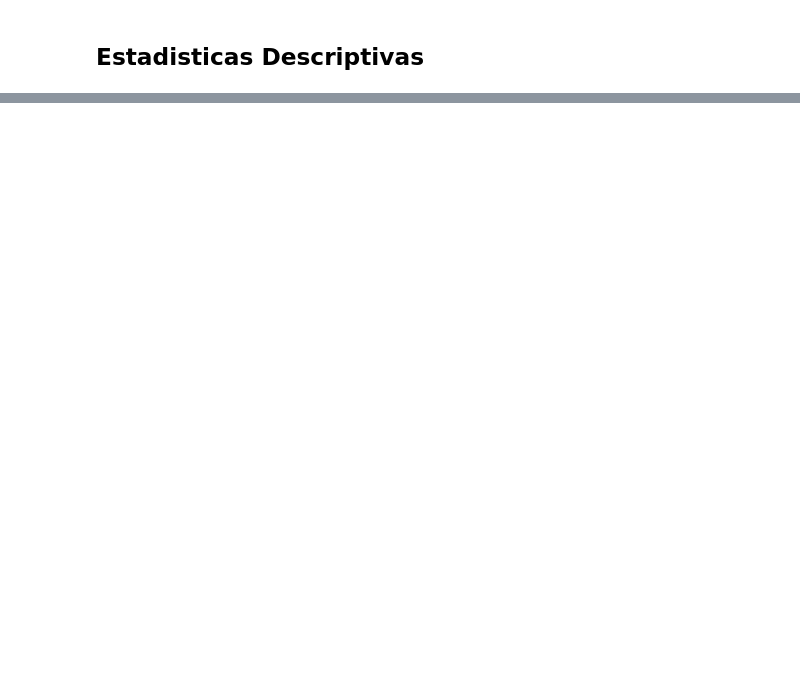
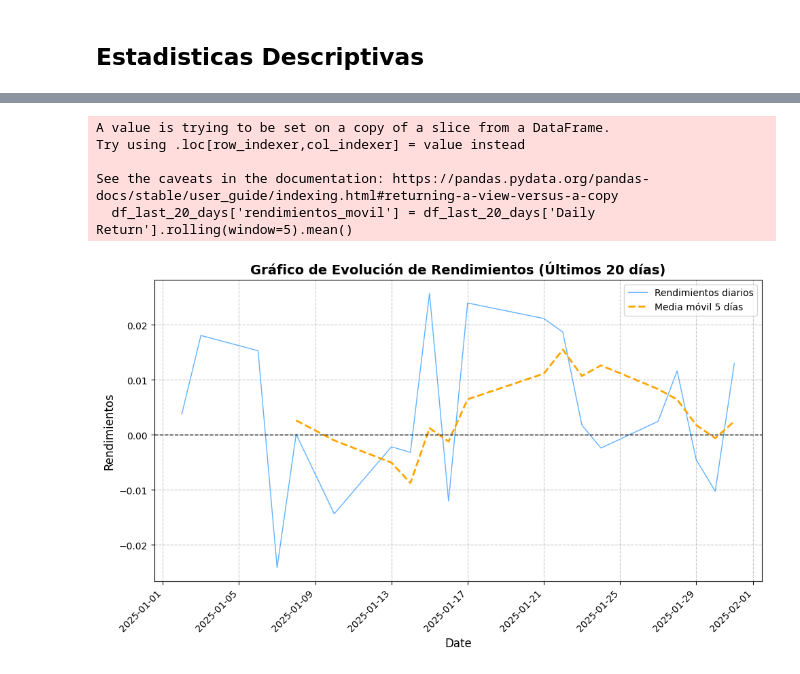
Before and after one commit to ADRIANVM117/data-science-portfolio, a Jupyter notebook: AMZN_STOCK_STATS_AND_PREDICTIVE_MODEL/AMZN_Statistical_analysis.ipynb, the cells around one changed output, grey strips where cells are left out. Saved outputs shown, nothing was run; the diff lists cells and outputs as text; code cells hidden in the pictures; blank space fills up the shorter version.

```diff
--- a/AMZN_STOCK_STATS_AND_PREDICTIVE_MODEL/AMZN_Statistical_analysis.ipynb
+++ b/AMZN_STOCK_STATS_AND_PREDICTIVE_MODEL/AMZN_Statistical_analysis.ipynb
@@ -140,0 +255,46 @@ NameError: name 'df' is not defined
+# %%
+import matplotlib.pyplot as plt
+
+# Filtrar los últimos 20 días de datos
+df_last_20_days = df[-20:]
+
+# Graficar los rendimientos con una línea suavizada (media móvil de 5 días para los últimos 20 días)
+df_last_20_days['rendimientos_movil'] = df_last_20_days['Daily Return'].rolling(window=5).mean()
+
+plt.figure(figsize=(10, 6))  # Ajuste del tamaño para mayor claridad
+
+# Graficar los rendimientos y la media móvil
+plt.plot(df_last_20_days.index, df_last_20_days['Daily Return'], color='dodgerblue', linewidth=1, label='Rendimientos diarios', alpha=0.7)
+plt.plot(df_last_20_days.index, df_last_20_days['rendimientos_movil'], color='orange', linewidth=2, label='Media móvil 5 días', linestyle='--')
+
+# Agregar una línea horizontal en 0
+plt.axhline(0, color='black', linewidth=1, linestyle='--')
+
+# Etiquetas de los ejes
+plt.xlabel('Date', fontsize=12)
+plt.ylabel('Rendimientos', fontsize=12)
+
+# Título del gráfico
+plt.title('Gráfico de Evolución de Rendimientos (Últimos 20 días)', fontsize=14, fontweight='bold')
+
+# Rotar las etiquetas del eje X para mayor claridad
+plt.xticks(rotation=45, ha='right')
+
+# Establecer la cuadrícula para facilitar la lectura
+plt.grid(True, linestyle='--', alpha=0.7)
+
+# Agregar una leyenda
+plt.legend()
+
+# Ajustar el diseño para que no se corten las etiquetas
+plt.tight_layout()
+
+# Mostrar el gráfico
+plt.show()
+# %% [output]
+A value is trying to be set on a copy of a slice from a DataFrame.
+Try using .loc[row_indexer,col_indexer] = value instead
+
+See the caveats in the documentation: https://pandas.pydata.org/pandas-docs/stable/user_guide/indexing.html#returning-a-view-versus-a-copy
+  df_last_20_days['rendimientos_movil'] = df_last_20_days['Daily Return'].rolling(window=5).mean()
+[figure, added]
```
Also changed, not shown: parts of 13 cells of this notebook.
